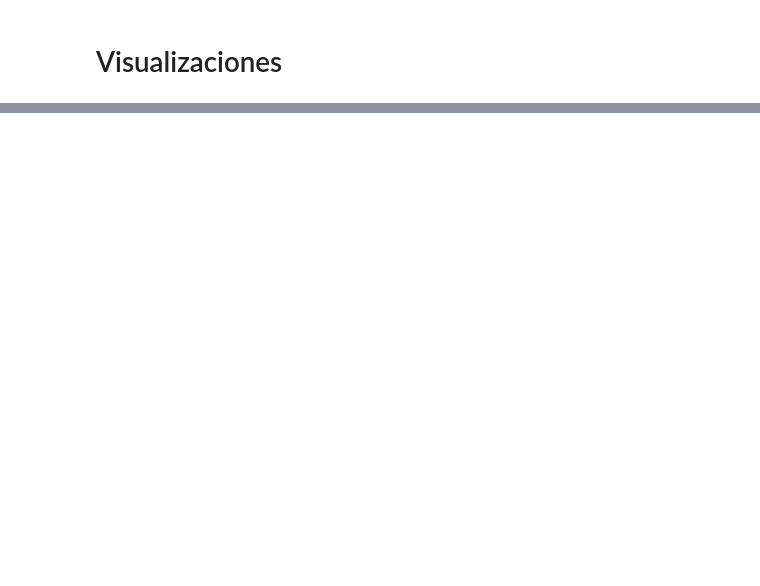
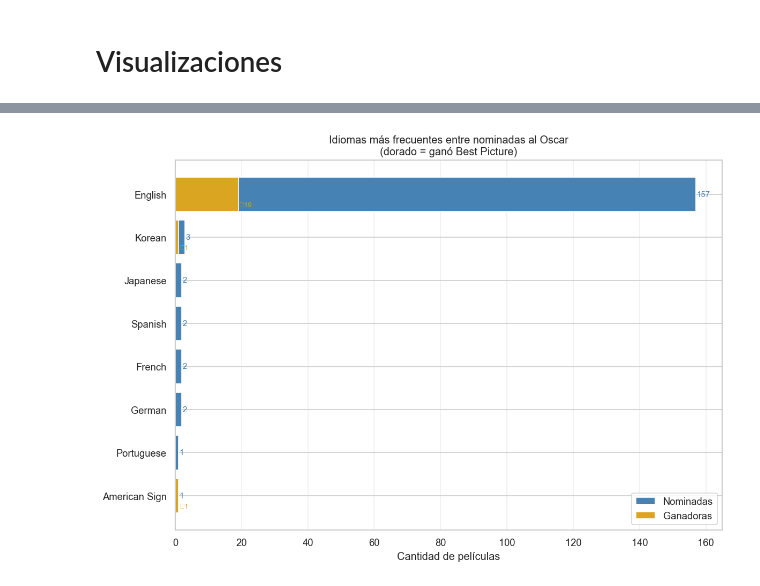
Before and after one commit to nataliamarinn/oscars, a Jupyter notebook: eda.ipynb, the cells around one changed output, grey strips where cells are left out. Cells and saved outputs as stored; diff of their text form; code cells hidden in the pictures; blank space fills up the shorter version.

```diff
--- a/eda.ipynb
+++ b/eda.ipynb
@@ -597,0 +182,34 @@ plt.show()
+# %%
+lang_noms = df.groupby("main_language").size().rename("nominadas")
+lang_wins = df[df["won_best_picture"] == 1].groupby("main_language").size().rename("ganadoras")
+
+lang_df = (pd.concat([lang_noms, lang_wins], axis=1)
+             .fillna(0)
+             .astype(int)
+             .sort_values("nominadas", ascending=True)
+             .tail(12))  # top 12 idiomas
+
+fig, ax = plt.subplots(figsize=(10, 7))
+
+y = range(len(lang_df))
+
+ax.barh(y, lang_df["nominadas"], color="steelblue", label="Nominadas")
+ax.barh(y, lang_df["ganadoras"], color="goldenrod", label="Ganadoras")
+
+ax.set_yticks(list(y))
+ax.set_yticklabels(lang_df.index, fontsize=11)
+ax.set_xlabel("Cantidad de películas")
+ax.set_title("Idiomas más frecuentes entre nominadas al Oscar\n(dorado = ganó Best Picture)")
+ax.legend()
+ax.grid(axis="x", alpha=0.3)
+
+# Etiquetas al final de cada barra
+for i, (noms, wins) in enumerate(zip(lang_df["nominadas"], lang_df["ganadoras"])):
+    ax.text(noms + 0.2, i, str(noms), va="center", fontsize=9, color="steelblue")
+    if wins > 0:
+        ax.text(wins + 0.2, i - 0.25, f"★{wins}", va="center", fontsize=8, color="goldenrod")
+
+plt.tight_layout()
+plt.show()
+# %% [output]
+[figure, added]
```
Also changed, not shown: parts of 33 cells of this notebook, 3 other files.
